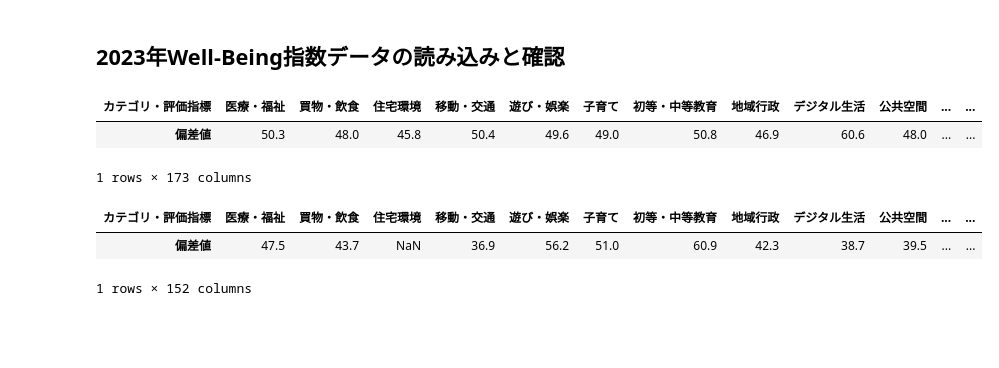
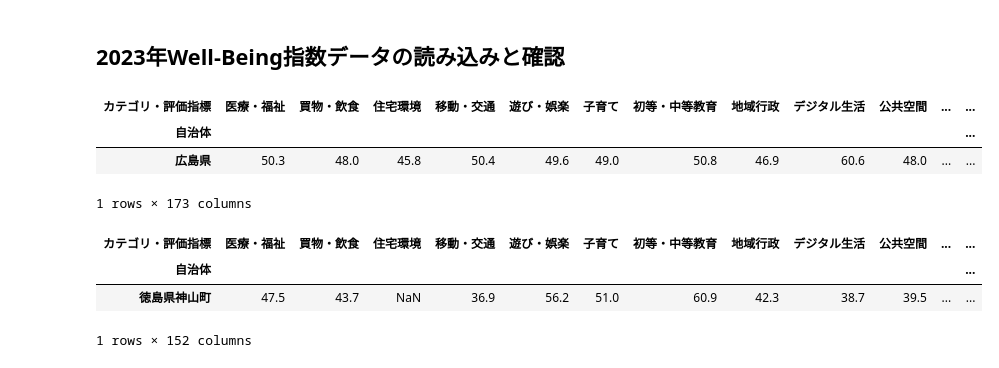
Before and after one commit to GuitarBuilderClass/census-of-people, a Jupyter notebook: notebooks/analysis.ipynb, the cells around one changed output. Saved outputs shown, nothing was run; the diff lists cells and outputs as text; code cells hidden in the pictures; blank space fills up the shorter version.

```diff
--- a/notebooks/analysis.ipynb
+++ b/notebooks/analysis.ipynb
@@ -277,12 +326,18 @@ well_being_kamiyama = well_being_kamiyama.T[5:6]
 # %%
+well_being_hiroshima["自治体"] = "広島県"
+well_being_hiroshima.set_index("自治体", inplace=True)
 well_being_hiroshima
 # %% [output]
 | カテゴリ・評価指標 | 医療・福祉 | 買物・飲食 | 住宅環境 | 移動・交通 | 遊び・娯楽 | 子育て | 初等・中等教育 | 地域行政 | デジタル生活 | 公共空間 | ... | ... |
-| 偏差値 | 50.3 | 48.0 | 45.8 | 50.4 | 49.6 | 49.0 | 50.8 | 46.9 | 60.6 | 48.0 | ... | ... |
+| 自治体 |  |  |  |  |  |  |  |  |  |  |  | ... |
+| 広島県 | 50.3 | 48.0 | 45.8 | 50.4 | 49.6 | 49.0 | 50.8 | 46.9 | 60.6 | 48.0 | ... | ... |
 1 rows × 173 columns
 # %%
+well_being_kamiyama["自治体"] = "徳島県神山町"
+well_being_kamiyama.set_index("自治体", inplace=True)
 well_being_kamiyama
 # %% [output]
 | カテゴリ・評価指標 | 医療・福祉 | 買物・飲食 | 住宅環境 | 移動・交通 | 遊び・娯楽 | 子育て | 初等・中等教育 | 地域行政 | デジタル生活 | 公共空間 | ... | ... |
-| 偏差値 | 47.5 | 43.7 | NaN | 36.9 | 56.2 | 51.0 | 60.9 | 42.3 | 38.7 | 39.5 | ... | ... |
+| 自治体 |  |  |  |  |  |  |  |  |  |  |  | ... |
+| 徳島県神山町 | 47.5 | 43.7 | NaN | 36.9 | 56.2 | 51.0 | 60.9 | 42.3 | 38.7 | 39.5 | ... | ... |
 1 rows × 152 columns
```
Also changed, not shown: parts of 13 cells of this notebook, 42 other files.
